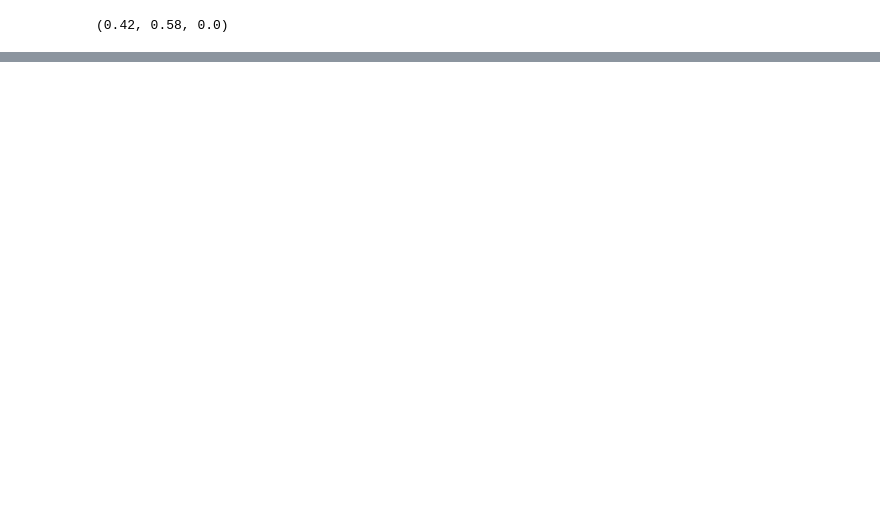
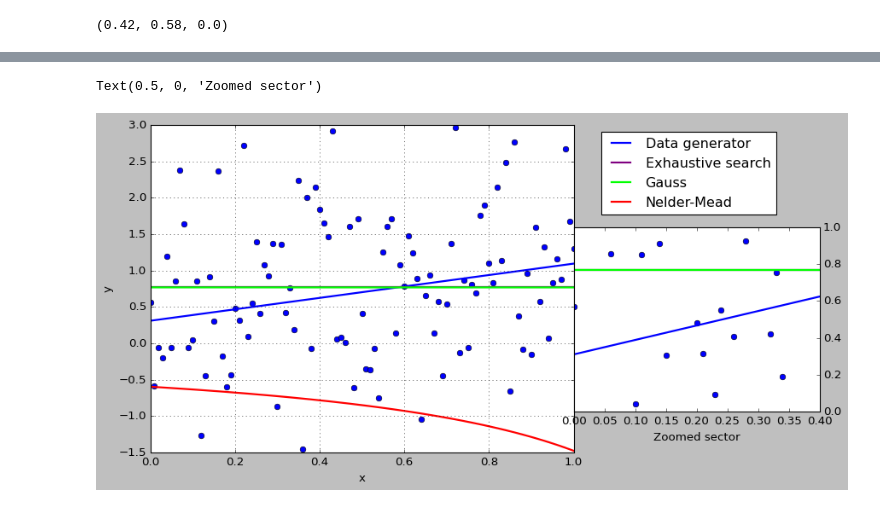
Before and after one commit to dmitry-grigorev/AlgoAnalysisDevelopment, a Jupyter notebook: Task2/Task2notebook.ipynb, the cells around one changed output, grey strips where cells are left out. Cells and saved outputs as stored; diff of their text form; code cells hidden in the pictures; blank space fills up the shorter version.

```diff
--- a/Task2/Task2notebook.ipynb
+++ b/Task2/Task2notebook.ipynb
@@ -24,0 +163,7 @@ exhaustive_search2d(g)
+# %%
+def cost_function_rational(a, b):
+    y_pred = a/(1+b*x)
+    return squares(y_pred, y)
+# %%
+esans = exhaustive_search2d(cost_function_rational, optpoint=(alpha, beta))
+esans
@@ -24,0 +172,3 @@ exhaustive_search2d(g)
+# %%
+cdans = coordinate_descent_method(cost_function_rational, optpoint=(alpha, beta))
+cdans
@@ -24,0 +181,6 @@ exhaustive_search2d(g)
+# %%
+nmans = so.minimize(fun = lambda x: cost_function_rational(*x), x0=np.zeros(2) , method = "Nelder-Mead", tol = 1e-3, bounds=((0,1), (0, 1)))
+
+
+
+nmans, np.sqrt(np.sum(np.square(nmans.x - np.array([alpha, beta]))))
@@ -24,0 +199,31 @@ exhaustive_search2d(g)
+# %%
+X = np.linspace(0, 1, 100)
+fig = plt.figure()
+ax = fig.add_subplot(1, 1, 1)
+plt.plot(x, y, "bo")
+plt.axline((0, beta), slope = alpha, color = "blue", linewidth = 2, label= "Data generator")
+plt.plot(X, esans[0][0]/(1+esans[0][1]*X), color = "purple", linewidth = 2, label= "Exhaustive search")
+plt.plot(X, cdans[0][0]/(1+cdans[0][1]*X), color = "lime", linewidth = 2, label= "Gauss")
+plt.plot(X, nmans.x[1]/(1+nmans.x[1]*X), color = "red", linewidth = 2, label= "Nelder-Mead")
+plt.xlabel("x")
+plt.ylabel("y")
+
+plt.legend(bbox_to_anchor=(1.05, 1), loc='upper left')
+#plt.xticks(rotation = 45)
+ax.grid(True)
+
+Xsub = np.linspace(0, 1, 100)
+axes = plt.axes([.90, .2, .45, .45])
+axes.plot(x, y, "bo")
+axes.set_xlim((0, 0.4))
+axes.set_ylim((0, 1))
+axes.yaxis.tick_right()
+
+axes.axline((0, beta), slope = alpha, color = "blue", linewidth = 2, label= "Data generator")
+axes.plot(Xsub, esans[0][0]/(1+esans[0][1]*Xsub), color = "purple", linewidth = 2, label= "Exhaustive search")
+axes.plot(Xsub, cdans[0][0]/(1+cdans[0][1]*Xsub), color = "lime", linewidth = 2, label= "Gauss")
+axes.plot(Xsub, nmans.x[1]/(1+nmans.x[1]*Xsub), color = "red", linewidth = 2, label= "Nelder-Mead")
+axes.set_xlabel("Zoomed sector")
+# %% [output]
+Text(0.5, 0, 'Zoomed sector')
+[figure, added]
```
Also changed, not shown: parts of 21 cells of this notebook, 2 other files.
